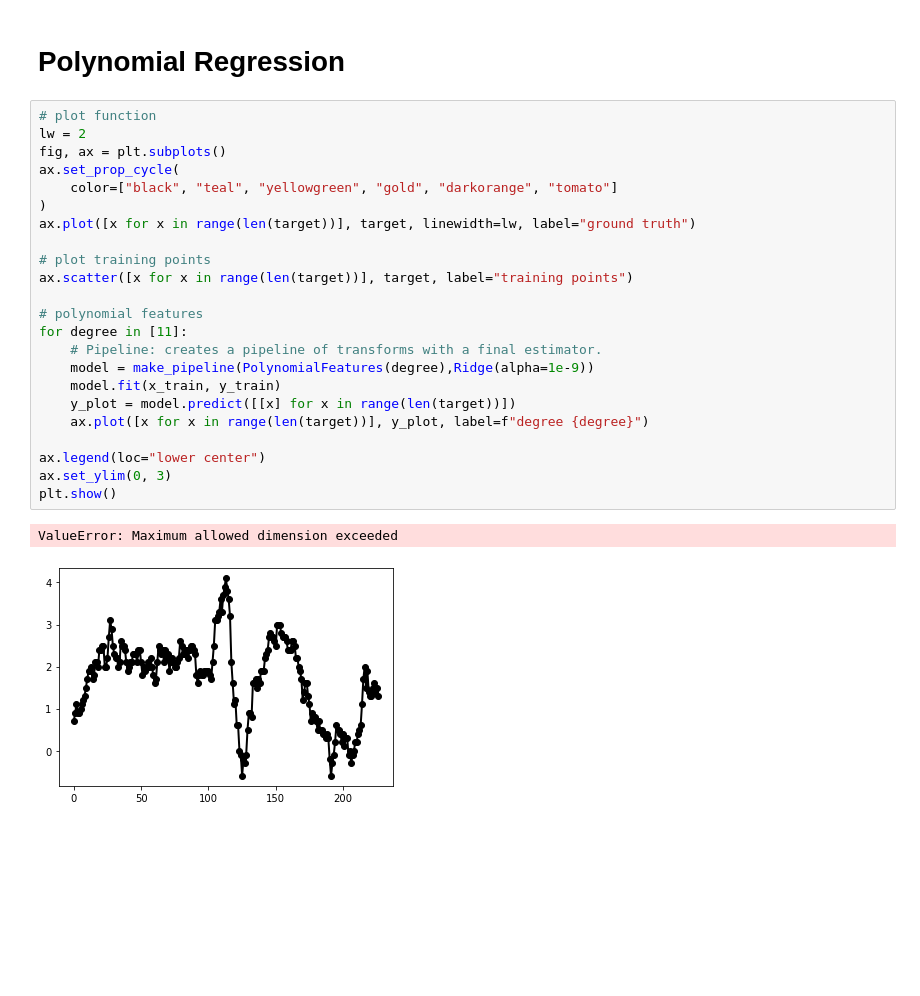
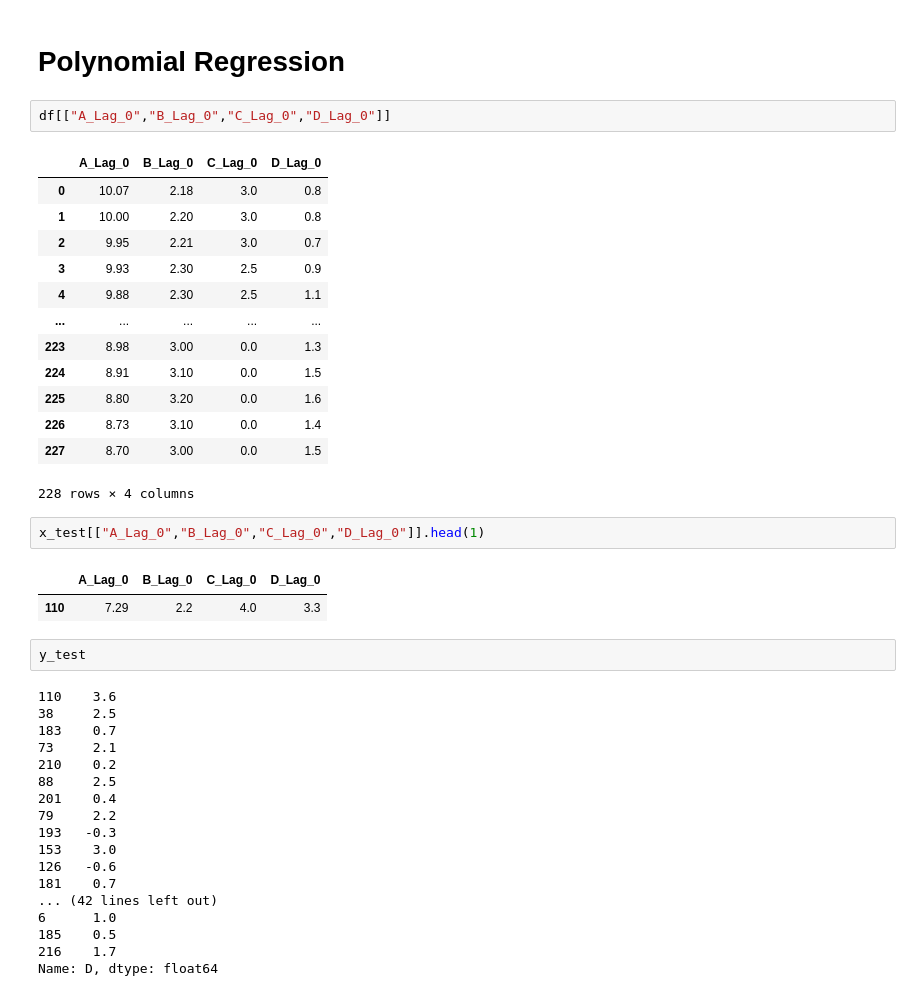
Before and after one commit to SamKimbinyi/int3, a Jupyter notebook: q1.ipynb, the cells around one changed output. Saved outputs shown, nothing was run; the diff lists cells and outputs as text; blank space fills up the shorter version.

```diff
--- a/q1.ipynb
+++ b/q1.ipynb
@@ -158,28 +250,43 @@ Error on held out set is:  0.9997032793685311
 # %% [markdown]
 # Polynomial Regression
-# %%
-# plot function
-lw = 2
-fig, ax = plt.subplots()
-ax.set_prop_cycle(
-    color=["black", "teal", "yellowgreen", "gold", "darkorange", "tomato"]
-)
-ax.plot([x for x in range(len(target))], target, linewidth=lw, label="ground truth")
-
-# plot training points
-ax.scatter([x for x in range(len(target))], target, label="training points")
-
-# polynomial features
-for degree in [11]:
-    # Pipeline: creates a pipeline of transforms with a final estimator.
-    model = make_pipeline(PolynomialFeatures(degree),Ridge(alpha=1e-9))
-    model.fit(x_train, y_train)
-    y_plot = model.predict([[x] for x in range(len(target))])
-    ax.plot([x for x in range(len(target))], y_plot, label=f"degree {degree}")
-
-ax.legend(loc="lower center")
-ax.set_ylim(0, 3)
-plt.show()
-# %% [output]
-ValueError: Maximum allowed dimension exceeded
-[figure, removed]
+# %%
+df[["A_Lag_0","B_Lag_0","C_Lag_0","D_Lag_0"]]
+# %% [output]
+|  | A_Lag_0 | B_Lag_0 | C_Lag_0 | D_Lag_0 |
+| 0 | 10.07 | 2.18 | 3.0 | 0.8 |
+| 1 | 10.00 | 2.20 | 3.0 | 0.8 |
+| 2 | 9.95 | 2.21 | 3.0 | 0.7 |
+| 3 | 9.93 | 2.30 | 2.5 | 0.9 |
+| 4 | 9.88 | 2.30 | 2.5 | 1.1 |
+| ... | ... | ... | ... | ... |
+| 223 | 8.98 | 3.00 | 0.0 | 1.3 |
+| 224 | 8.91 | 3.10 | 0.0 | 1.5 |
+| 225 | 8.80 | 3.20 | 0.0 | 1.6 |
+| 226 | 8.73 | 3.10 | 0.0 | 1.4 |
+| 227 | 8.70 | 3.00 | 0.0 | 1.5 |
+228 rows × 4 columns
+# %%
+x_test[["A_Lag_0","B_Lag_0","C_Lag_0","D_Lag_0"]].head(1)
+# %% [output]
+|  | A_Lag_0 | B_Lag_0 | C_Lag_0 | D_Lag_0 |
+| 110 | 7.29 | 2.2 | 4.0 | 3.3 |
+# %%
+y_test
+# %% [output]
+110    3.6
+38     2.5
+183    0.7
+73     2.1
+210    0.2
+88     2.5
+201    0.4
+79     2.2
+193   -0.3
+153    3.0
+126   -0.6
+181    0.7
+... (42 lines left out)
+6      1.0
+185    0.5
+216    1.7
+Name: D, dtype: float64
```
Also changed, not shown: parts of 16 cells of this notebook, 1 other file.
